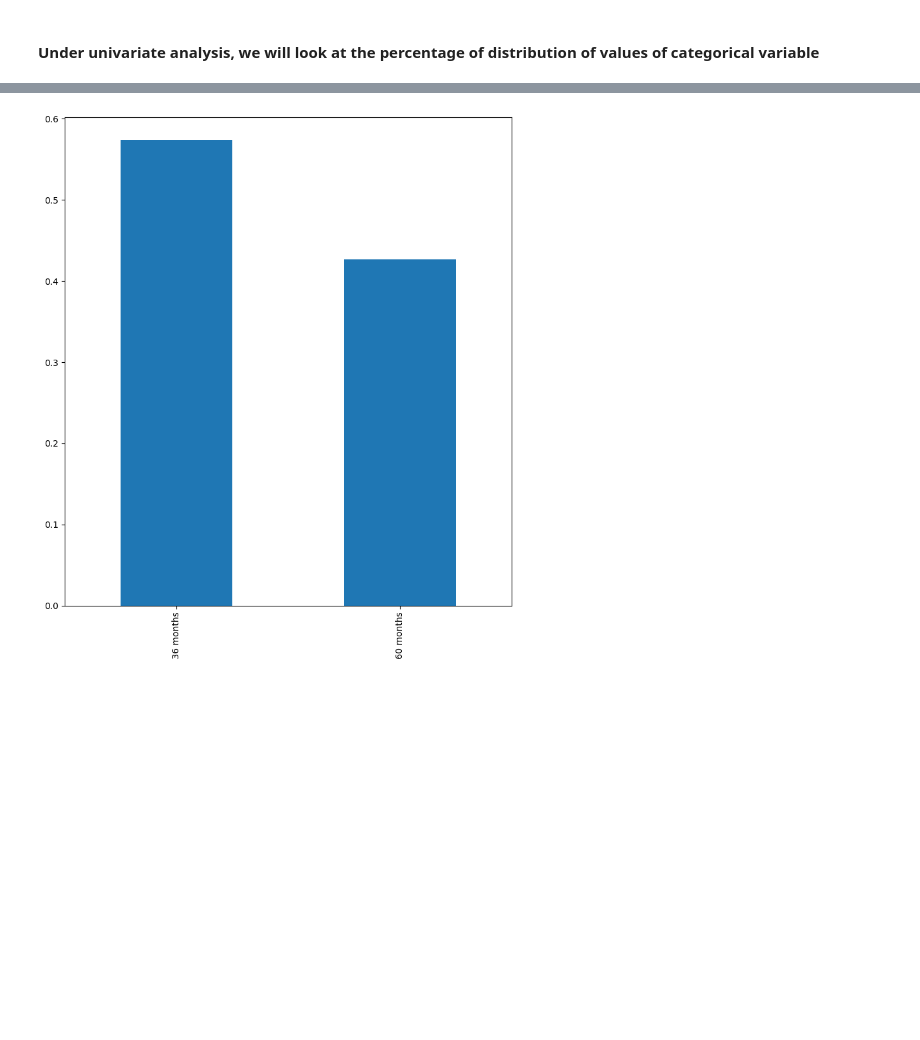
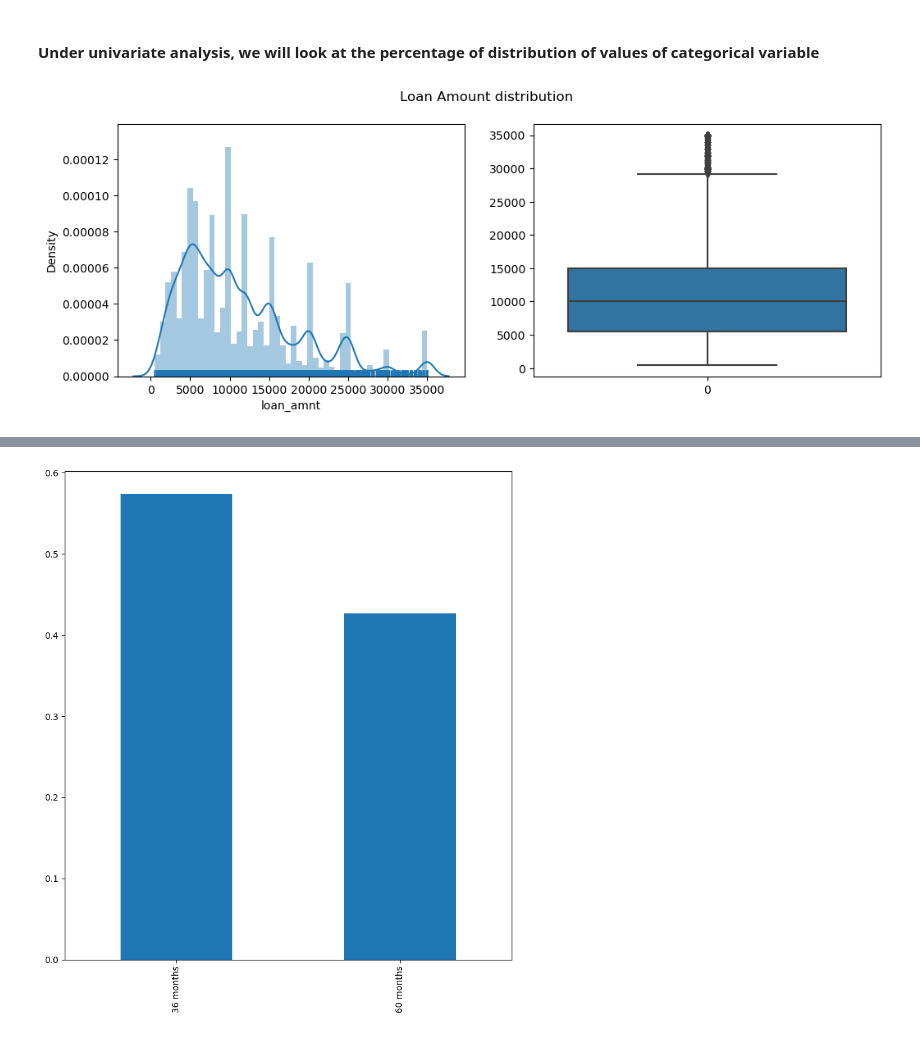
Before and after one commit to SreeleshPS/LendingClubCaseStudy, a Jupyter notebook: Sreelesh_PS.ipynb, the cells around one changed output, grey strips where cells are left out. Drawn from its saved outputs; the diff is of its cells as text; code cells hidden in the pictures; blank space fills up the shorter version.

```diff
--- a/Sreelesh_PS.ipynb
+++ b/Sreelesh_PS.ipynb
@@ -18,8 +18,8 @@ pd.set_option('display.max_rows',111)
 #### 1. Reading the Input Data from the File
 # %%
 #Reading the loan data in pandas
-file_path = 'C:/Users/SRSRE/OneDrive - KK-Group/1.Working Files/Desktop/Loan DataSet/loan.csv'
-loan_df = pd.read_csv(file_path, low_memory = False, parse_dates = ["issue_d"])
+file_path = 'C:/Users/SRSRE/Downloads/Loan DataSet/loan.csv'
+loan_df = pd.read_csv(file_path, low_memory = False)
 loan_df.head()
 # %% [output]
 |  | id | member_id | loan_amnt | funded_amnt | funded_amnt_inv | term | int_rate | installment | grade | ... |
@@ -195 +197,16 @@ dtype: float64
+# %%
+#Columns int_rate & revol_util have percentage values of dtype objects, so converting these column values to float
+loan_df['int_rate'] = loan_df['int_rate'].astype(str)
+loan_df['int_rate'] = loan_df['int_rate'].str.replace('%','').astype(float)
+# %%
+loan_df['issue_d'] = pd.to_datetime(loan_df.issue_d, format='%b-%y')
+#subtracting values more than 2023  with 100 will give more actual time
+loan_df['issue_d'] = loan_df['issue_d'].apply(lambda x: x-pd.DateOffset(years=100) if x.year > 2023 else x)
+
+# Analysis using derived variables and creating new columns for datetime columns
+loan_df['issue_d_year'] = loan_df.issue_d.dt.year
+loan_df['issue_d_month'] = loan_df.issue_d.dt.strftime('%b')
+loan_df['issue_d_weekday'] = loan_df.issue_d.dt.weekday
+loan_df['issue_d_year'] = loan_df['issue_d_year'].astype(object)
+loan_df['issue_d_weekday'] = loan_df['issue_d_weekday'].astype(object)
 # %% [markdown]
@@ -236,3 +253,22 @@ Numerical_columns = ['loan_amnt','funded_amnt','funded_amnt_inv','installment','
 ### 4 Univariate Analysis
 # %% [markdown]
 #### Under univariate analysis, we will look at the percentage of distribution of values of categorical variable
+# %%
+#Increasing the figure size of plot
+plt.figure(figsize=(12,4))
+
+#Setting subplot index
+plt.subplot(1,2,1)
+
+#Histogram plot
+sns.distplot(a=loan_df.loan_amnt, rug=True)
+plt.subplot(1,2,2)
+
+#Box plot
+sns.boxplot(data=loan_df.loan_amnt)
+
+#Single title for both subplots.
+plt.suptitle('Loan Amount distribution')
+plt.show()
+# %% [output]
+[figure, added]
```
Also changed, not shown: parts of 24 cells of this notebook, 3 other files.
